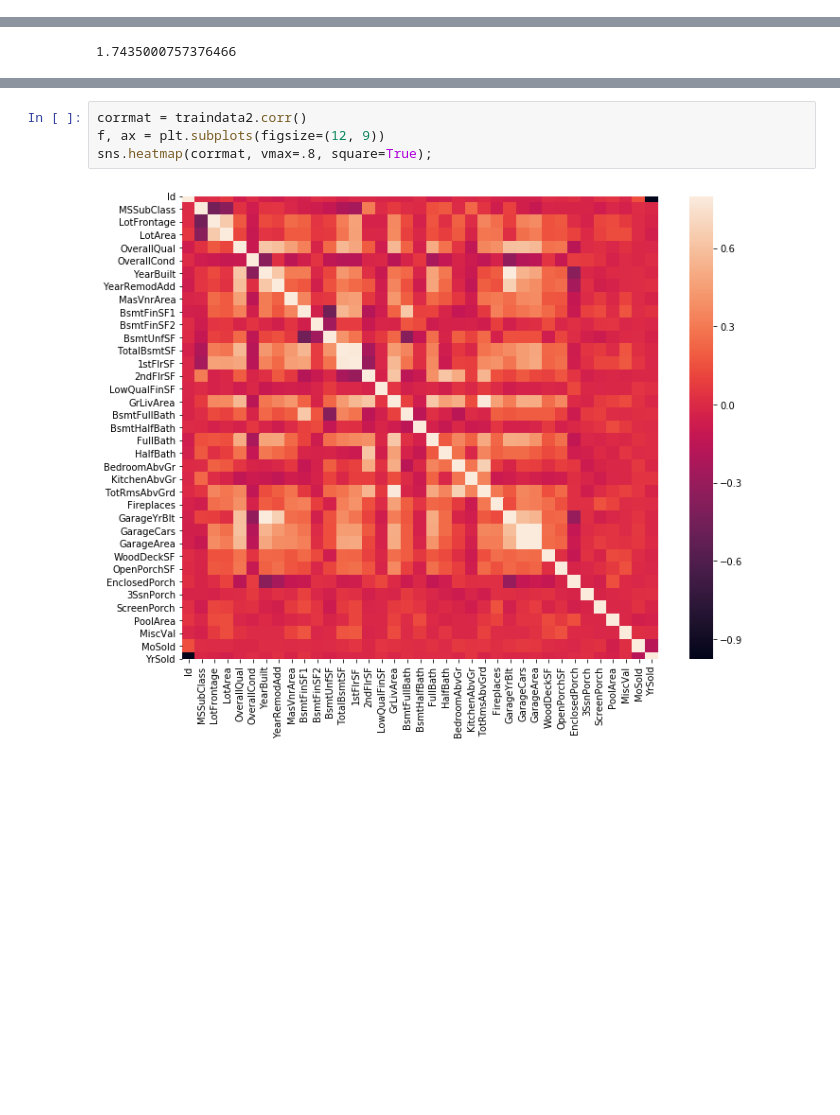
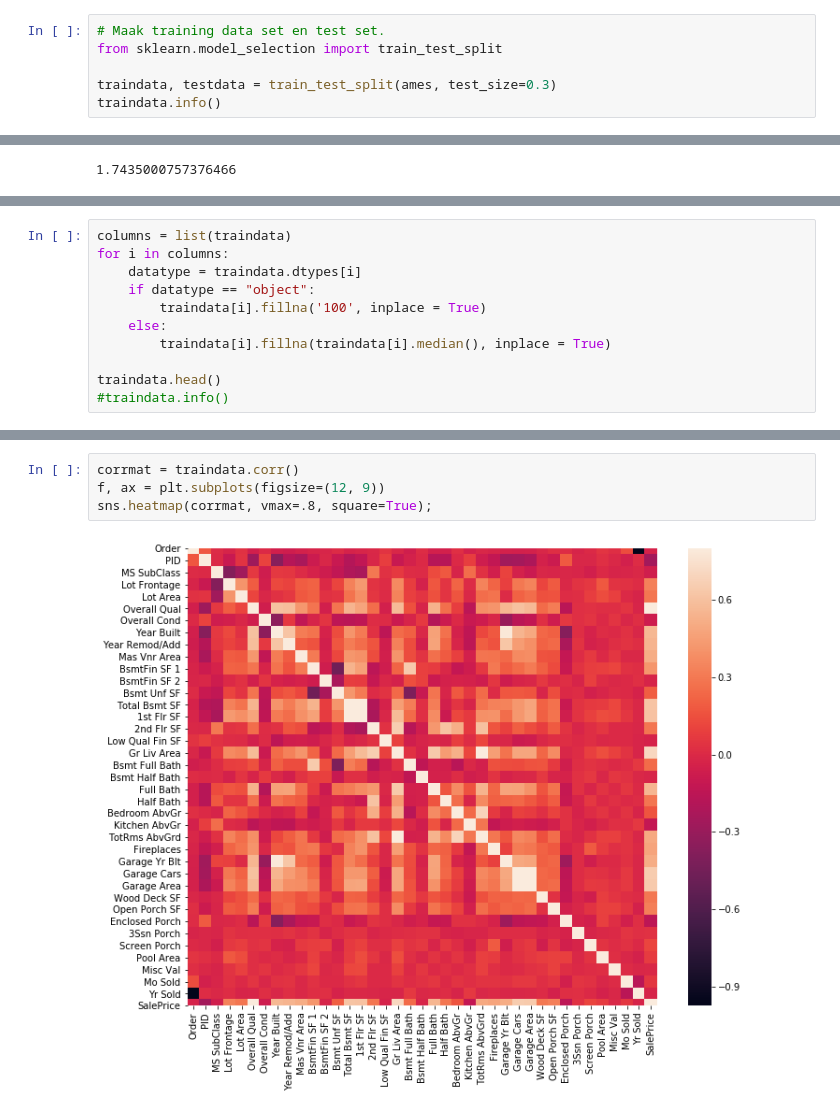
Before and after one commit to kolibrie-eric/JADS, a Jupyter notebook: Ames housing/ames-housing.ipynb, the cells around one changed output, grey strips where cells are left out. Cells and saved outputs as stored; diff of their text form; blank space fills up the shorter version.

Commit message:
Werk van 4 december: test/train data set aanmaken, variabelen bekijken, missende waarden exploreren en vervangen door '100' voor categorische variabelen en door de mediaan voor continue variabelen.

```diff
--- a/Ames housing/ames-housing.ipynb
+++ b/Ames housing/ames-housing.ipynb
@@ -36,0 +88,6 @@ traindata = pd.read_csv("https://raw.githubusercontent.com/jads-nl/discover-proj
+# %%
+# Maak training data set en test set.
+from sklearn.model_selection import train_test_split
+
+traindata, testdata = train_test_split(ames, test_size=0.3)
+traindata.info()
@@ -164,0 +284,11 @@ memory usage: 410.5 KB
+# %%
+columns = list(traindata)
+for i in columns:
+    datatype = traindata.dtypes[i]
+    if datatype == "object":
+        traindata[i].fillna('100', inplace = True)
+    else:
+        traindata[i].fillna(traindata[i].median(), inplace = True)
+
+traindata.head()
+#traindata.info()
@@ -165,6 +309,6 @@ memory usage: 410.5 KB
 # %%
-corrmat = traindata2.corr()
+corrmat = traindata.corr()
 f, ax = plt.subplots(figsize=(12, 9))
 sns.heatmap(corrmat, vmax=.8, square=True);
 # %% [output]
-[figure, old version]
+[figure, new version]
```
Also changed, not shown: parts of 35 cells of this notebook.
